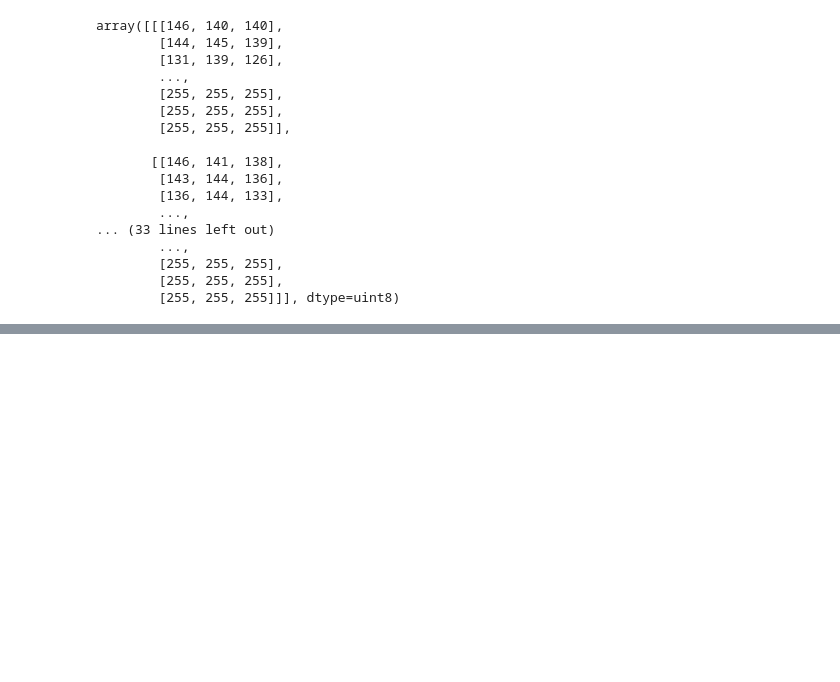
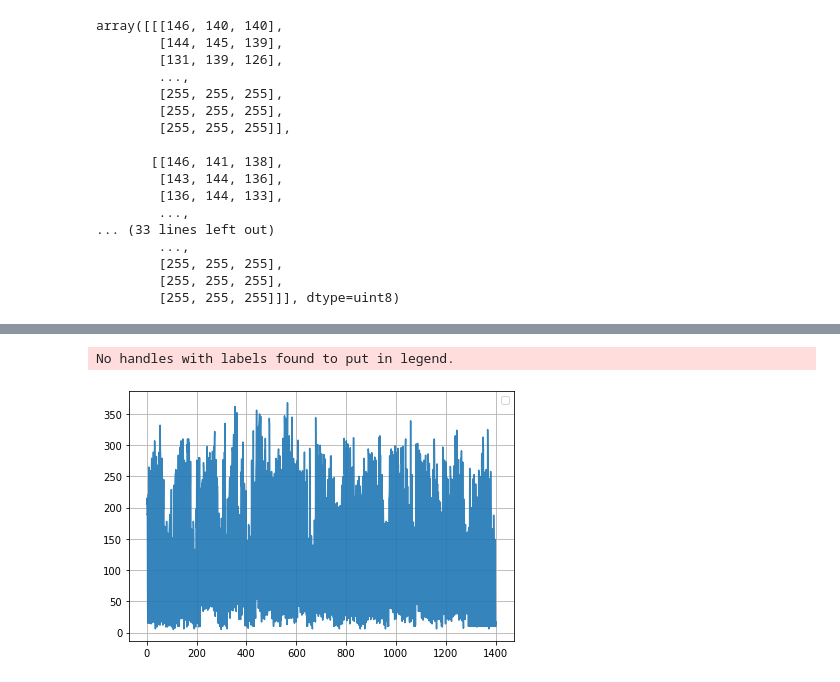
Before and after one commit to WANG-lp/FastGC-icecake, a Jupyter notebook: scripts/playground.ipynb, the cells around one changed output, grey strips where cells are left out. Saved outputs shown, nothing was run; the diff lists cells and outputs as text; code cells hidden in the pictures; blank space fills up the shorter version.

Commit message:
add jpegtran stat script

```diff
--- a/scripts/playground.ipynb
+++ b/scripts/playground.ipynb
@@ -207,0 +269,48 @@ array([[[146, 140, 140],
+# %%
+image_stat = []
+block_diff = []
+count = -1
+for l in lines:
+    if l.startswith('==='):
+        count +=1
+        image_stat.append([])
+        block_diff.append([])
+        continue
+    if l.startswith("/mnt"):
+        continue
+    if(l.startswith("\n")):
+        continue
+    units= l.rstrip().split(" ")
+    # print(units)
+    dc_off = int(units[3])*8 + int(units[4][:-1])
+    ac_off = int(units[6])*8 + int(units[7])
+    # print(dc_off, ac_off)
+    # break
+    image_stat[count].append({'dc':dc_off, 'ac':ac_off})
+    if len(image_stat[count]) > 1:
+        block_diff[count].append(image_stat[count][-1]['dc'] - image_stat[count][-2]['dc'])
+# %%
+from matplotlib import pyplot as plt
+import pandas as pd
+import numpy as np
+length=6
+width = 4
+plt.figure(figsize=(length,4))
+ax = plt.subplot(111)
+linestyles=['-','o-','v-','-s', 'p-','*-','d-','x','D','d','|','--','-.','.-',',-', '-o']
+linelables = ['1']
+node_list = [32, 64, 96, 128, 160]
+
+#x-axis间距
+# ax.xaxis.set_major_locator(MultipleLocator(5))
+xs = np.arange(0, len(block_diff[0]), 1)
+ax.plot(xs, block_diff[0],linestyles[0], linewidth=1.5, color='C'+str(0), alpha=0.9)
+ax.legend(loc=0)
+# ax.set_title('(b) rgg')
+ax.grid(True)
+# plt.locator_params(axis='x', nbins=15)
+plt.tight_layout()
+plt.show()
+# %% [output]
+No handles with labels found to put in legend.
+[figure, added]
```
Also changed, not shown: parts of 15 cells of this notebook, 6 other files.
